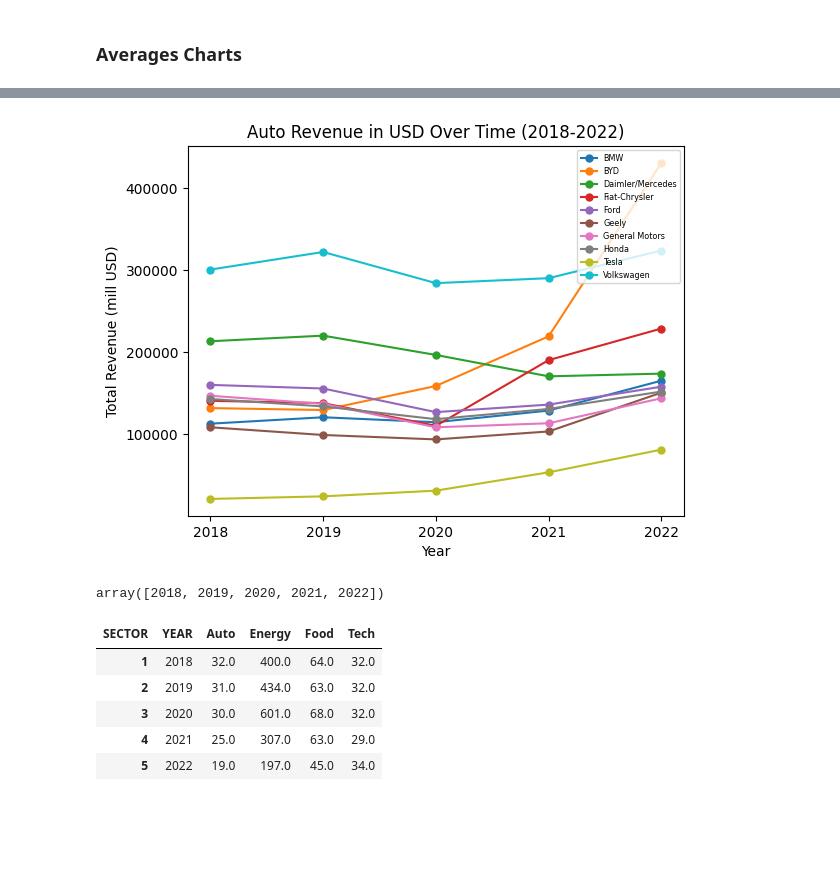
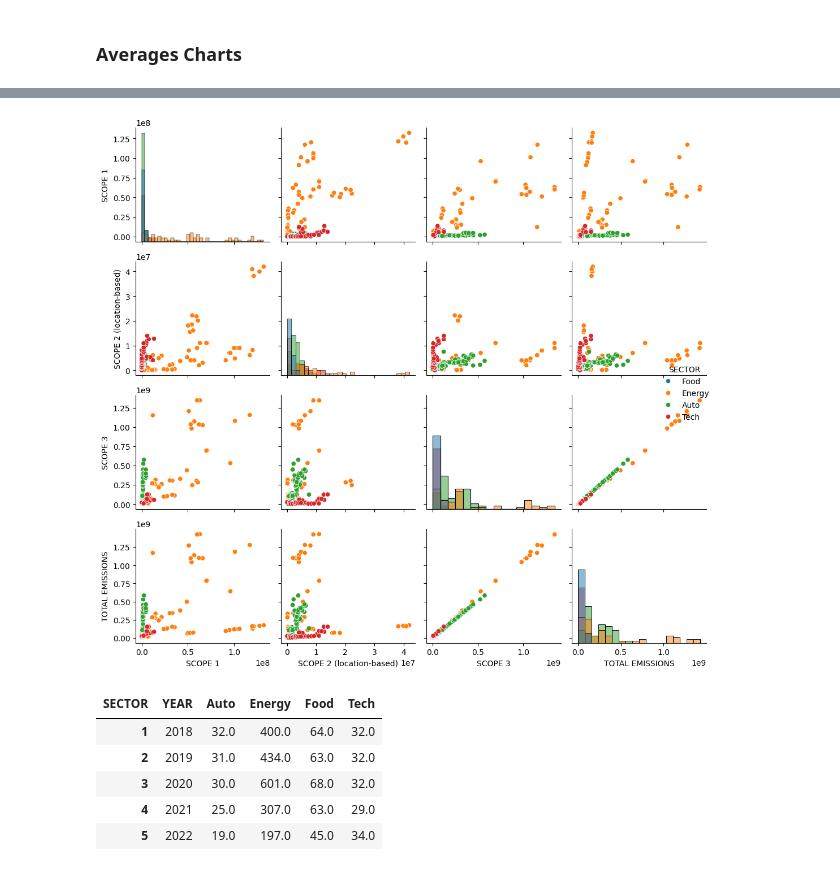
Before and after one commit to zcjanin/decarbonization-2024, a Jupyter notebook: Charts.ipynb, the cells around one changed output, grey strips where cells are left out. Cells and saved outputs as stored; diff of their text form; code cells hidden in the pictures; blank space fills up the shorter version.

```diff
--- a/Charts.ipynb
+++ b/Charts.ipynb
@@ -142,23 +150,9 @@ plt.tight_layout();
-# %%
-
-companies = auto.loc[:,'COMPANY NAME'].unique()
-years = ['2018','2019', '2020', '2021', '2022']
-
-for co in companies:
-    rev = auto[auto['COMPANY NAME'] == co]["REVENUE IN USD"]
-    plt.plot(years, rev, label = co, marker='o', markersize=5)
-plt.legend(loc = 'upper right', fontsize = 'xx-small')
-plt.xlabel('Year')
-plt.ylabel('Total Revenue (mill USD)')
-plt.title('Auto' +  ' Revenue in USD Over Time (2018-2022)');
-# %% [output]
-[figure, removed]
 # %%
-emissions = sectors[['SCOPE 1', 'SCOPE 2 (location-based)', 'SCOPE 3', 'TOTAL EMISSIONS']]
-# sns.pairplot(emissions)
-scope1_BySector['YEAR'].values
+emissions = sectors[['SECTOR','SCOPE 1', 'SCOPE 2 (location-based)', 'SCOPE 3', 'TOTAL EMISSIONS']]
+sns.pairplot(emissions, hue='SECTOR', diag_kind='hist')
+plt.tight_layout()
 # %% [output]
-array([2018, 2019, 2020, 2021, 2022])
+[figure, added]
 # %%
 medci_BySector = sectors.pivot_table(
     index='YEAR',
```
Also changed, not shown: parts of 12 cells of this notebook, 1 other file.
